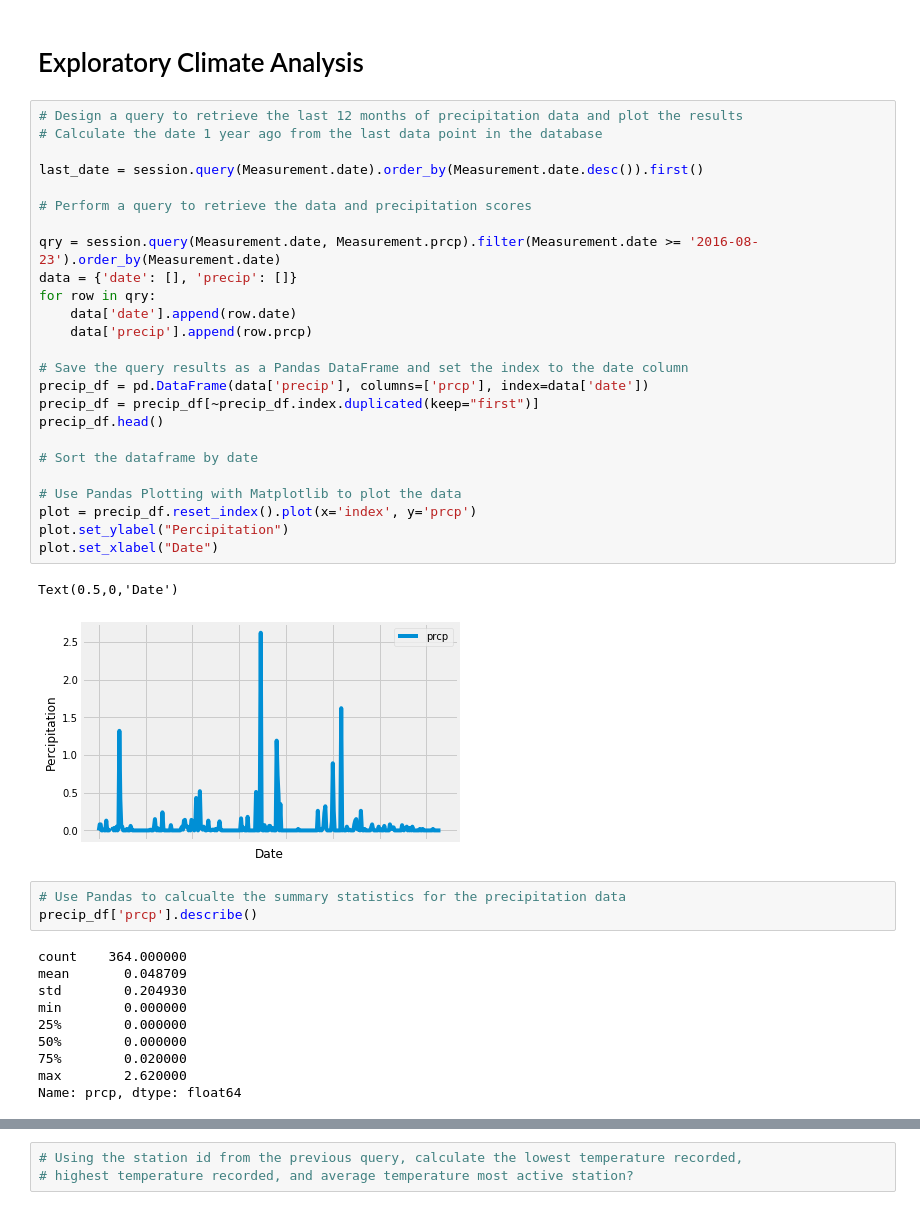
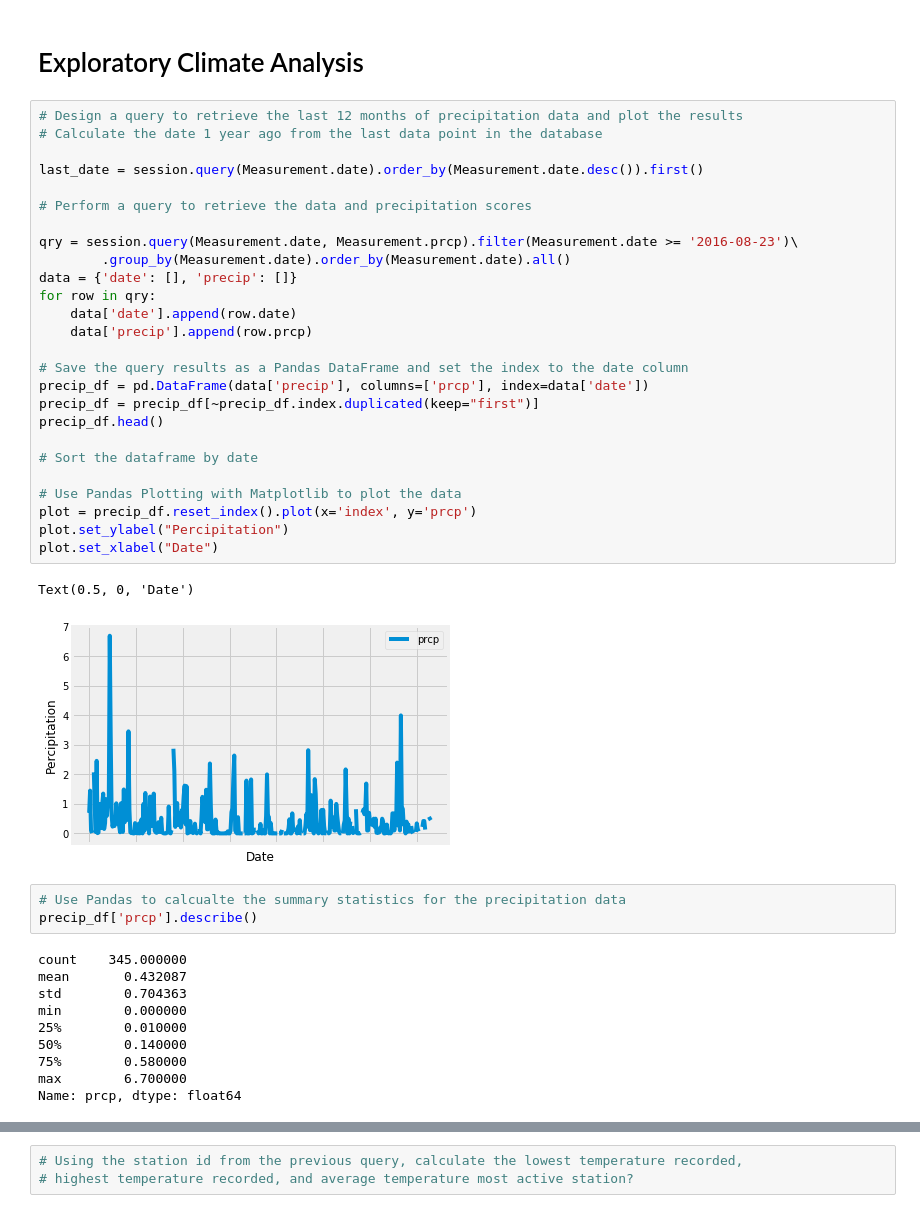
Before and after one commit to smarquardt92/sqlalchemy_challenge, a Jupyter notebook: climate_starter-Copy1.ipynb, the cells around one changed output, grey strips where cells are left out. Drawn from its saved outputs; the diff is of its cells as text.

```diff
--- a/climate_starter-Copy1.ipynb
+++ b/climate_starter-Copy1.ipynb
@@ -52,43 +52,44 @@ tobs FLOAT
 # %%
 # Design a query to retrieve the last 12 months of precipitation data and plot the results
 # Calculate the date 1 year ago from the last data point in the database
 
 last_date = session.query(Measurement.date).order_by(Measurement.date.desc()).first()
 
 # Perform a query to retrieve the data and precipitation scores
 
-qry = session.query(Measurement.date, Measurement.prcp).filter(Measurement.date >= '2016-08-23').order_by(Measurement.date)
+qry = session.query(Measurement.date, Measurement.prcp).filter(Measurement.date >= '2016-08-23')\
+        .group_by(Measurement.date).order_by(Measurement.date).all()
 data = {'date': [], 'precip': []}
 for row in qry:
     data['date'].append(row.date)
     data['precip'].append(row.prcp)
 
 # Save the query results as a Pandas DataFrame and set the index to the date column
 precip_df = pd.DataFrame(data['precip'], columns=['prcp'], index=data['date'])
 precip_df = precip_df[~precip_df.index.duplicated(keep="first")]
 precip_df.head()
 
 # Sort the dataframe by date
 
 # Use Pandas Plotting with Matplotlib to plot the data
 plot = precip_df.reset_index().plot(x='index', y='prcp')
 plot.set_ylabel("Percipitation")
 plot.set_xlabel("Date")
 # %% [output]
-Text(0.5,0,'Date')
+Text(0.5, 0, 'Date')
-[figure, old version]
+[figure, new version]
 # %%
 # Use Pandas to calcualte the summary statistics for the precipitation data
 precip_df['prcp'].describe()
 # %% [output]
-count    364.000000
-mean       0.048709
-std        0.204930
+count    345.000000
+mean       0.432087
+std        0.704363
 min        0.000000
-25%        0.000000
-50%        0.000000
-75%        0.020000
-max        2.620000
+25%        0.010000
+50%        0.140000
+75%        0.580000
+max        6.700000
 Name: prcp, dtype: float64
 # %% [markdown]
 ![describe](Images/describe.png)
```
Also changed, not shown: parts of 4 cells of this notebook.
